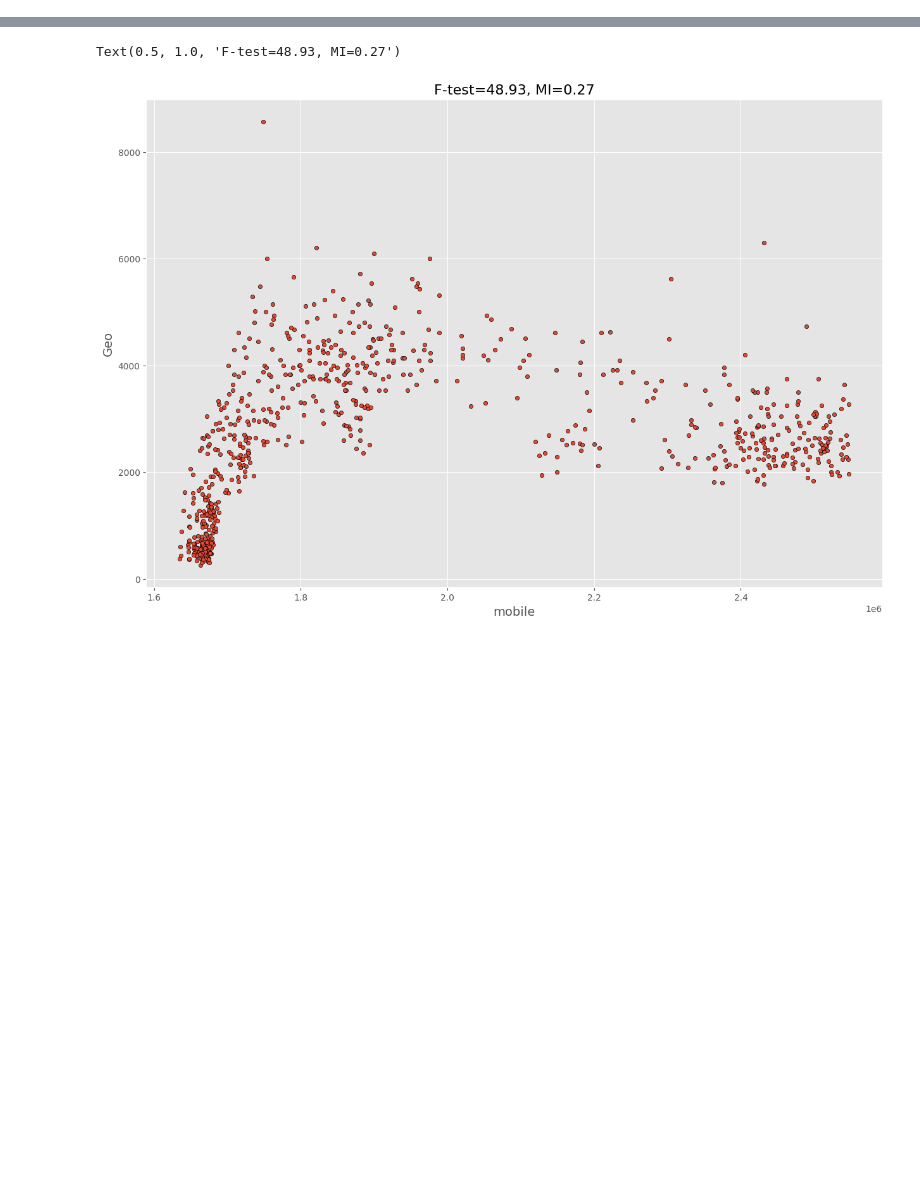
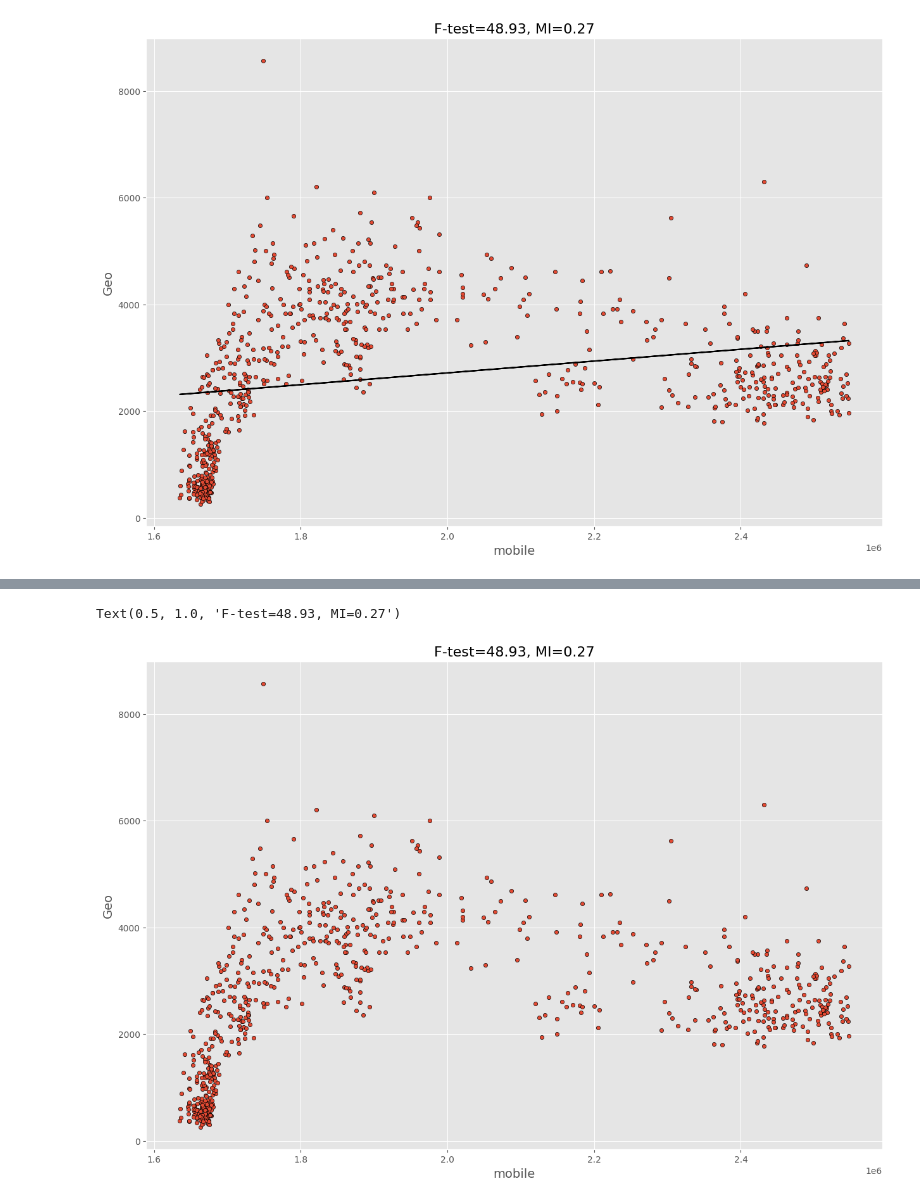
Before and after one commit to sy-zvjkqv/persons_move_analysis, a Jupyter notebook: notebooks/mobile/mutual_information.ipynb, the cells around one changed output, grey strips where cells are left out. Drawn from its saved outputs; the diff is of its cells as text; code cells hidden in the pictures; blank space fills up the shorter version.

```diff
--- a/notebooks/mobile/mutual_information.ipynb
+++ b/notebooks/mobile/mutual_information.ipynb
@@ -33,3 +34,25 @@ estimate_from_mobile_data_ban_flatten = estimate_from_mobile_data_ban.flatten()
 estimate_month7_Geo_asa_flatten = estimate_month7_Geo_asa.flatten()
 estimate_month7_Geo_hiru_flatten = estimate_month7_Geo_hiru.flatten()
 estimate_month7_Geo_ban_flatten = estimate_month7_Geo_ban.flatten()
+# %%
+X = estimate_from_mobile_data_flatten.reshape(-1,1)
+y = estimate_month7_Geo_flatten.reshape(-1,1)
+f_test, _ = f_regression(X, y)
+#f_test /= np.max(f_test)
+
+mi = mutual_info_regression(X, y)
+#mi /= np.max(mi)
+
+plt.figure(figsize=(15, 10))
+a, b = np.polyfit(X[:,0], y, 1)
+# フィッティング直線
+y2 = a * X + b
+plt.plot(X, y2,color='black')
+#.text(0.1,a*0.1+b, 'y='+ str(round(a,4)) +'x+'+str(round(b,4)))
+plt.scatter(X[:, 0], y, edgecolor="black", s=20)
+plt.xlabel("mobile", fontsize=14)
+plt.ylabel("Geo", fontsize=14)
+plt.title("F-test={:.2f}, MI={:.2f}".format(f_test[0], mi[0]), fontsize=16)
+plt.show()
+# %% [output]
+[figure, added]
```
Also changed, not shown: parts of 13 cells of this notebook, 6 other files.
